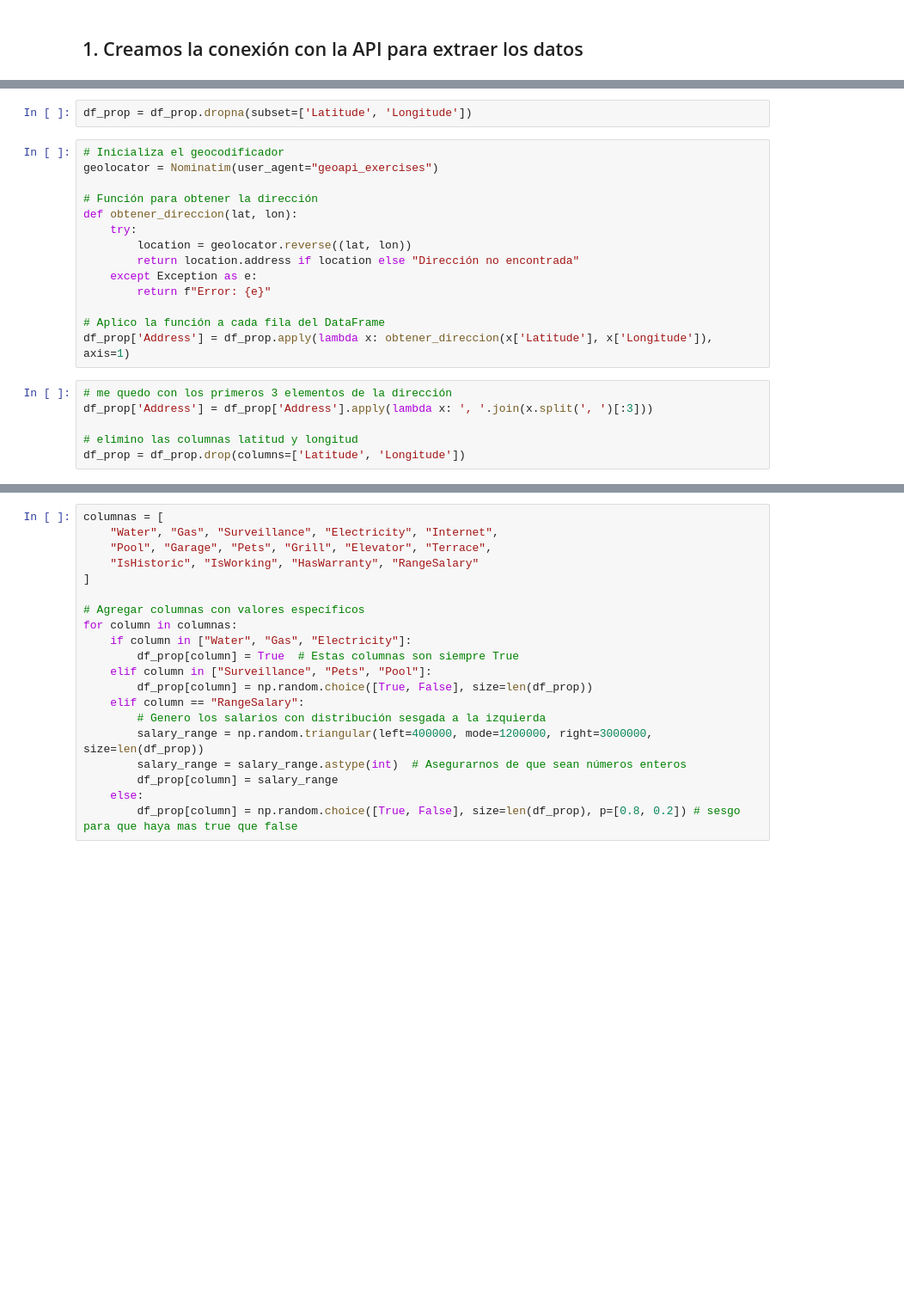
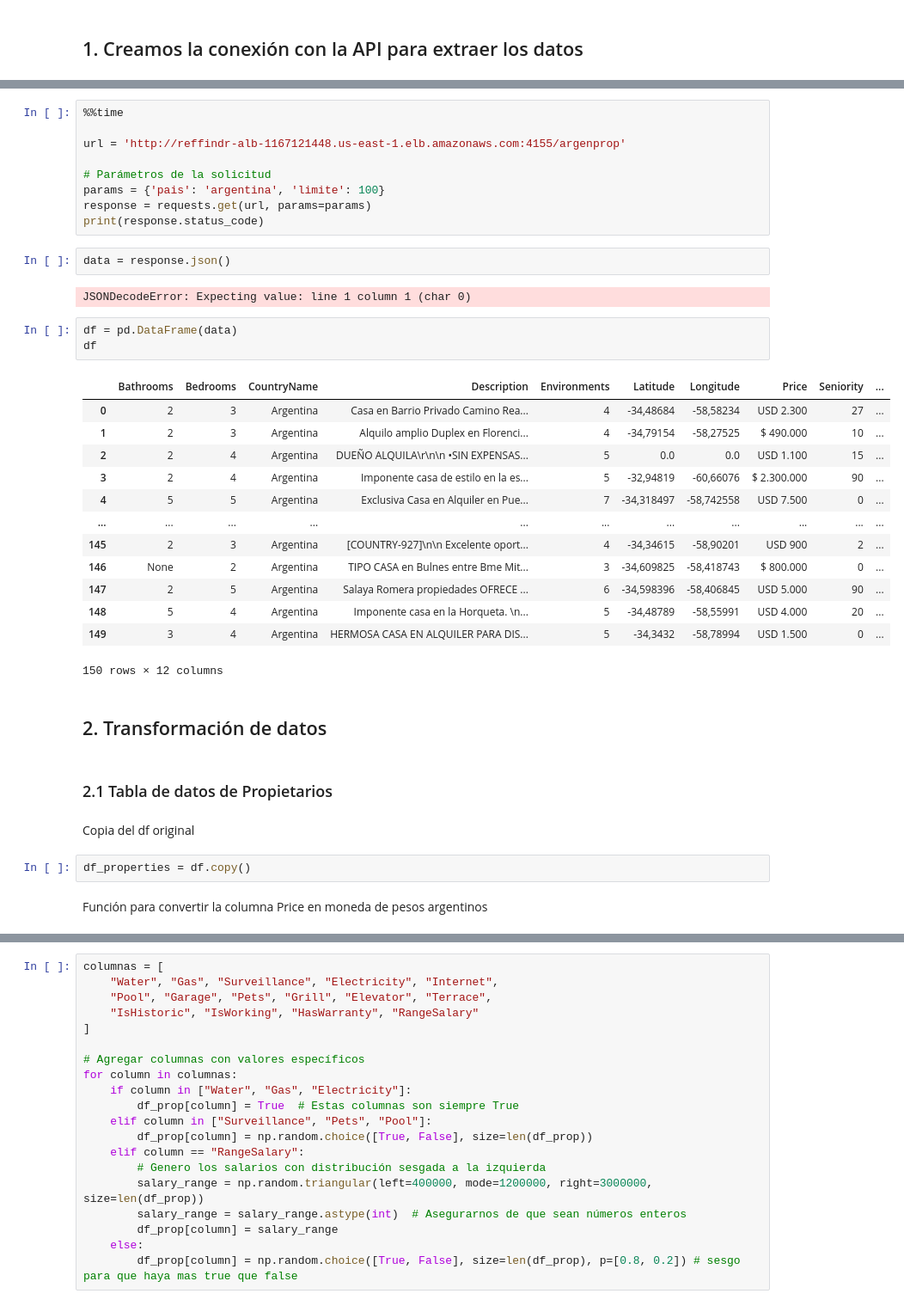
Before and after one commit to santiagobailleres/i004-reffindr-back-python, a Jupyter notebook: etl.ipynb, the cells around one changed output, grey strips where cells are left out. Shown at 86% size. Saved outputs shown, nothing was run; the diff lists cells and outputs as text; blank space fills up the shorter version.

```diff
--- a/etl.ipynb
+++ b/etl.ipynb
@@ -120,22 +17,40 @@ df_prop['Longitude'] = df_prop['Longitude'].str.replace(',', '.').astype(float)
-# %%
-df_prop = df_prop.dropna(subset=['Latitude', 'Longitude'])
-# %%
-# Inicializa el geocodificador
-geolocator = Nominatim(user_agent="geoapi_exercises")
-
-# Función para obtener la dirección
-def obtener_direccion(lat, lon):
-    try:
-        location = geolocator.reverse((lat, lon))
-        return location.address if location else "Dirección no encontrada"
-    except Exception as e:
-        return f"Error: {e}"
-
-# Aplico la función a cada fila del DataFrame
-df_prop['Address'] = df_prop.apply(lambda x: obtener_direccion(x['Latitude'], x['Longitude']), axis=1)
-# %%
-# me quedo con los primeros 3 elementos de la dirección
-df_prop['Address'] = df_prop['Address'].apply(lambda x: ', '.join(x.split(', ')[:3]))
-
-# elimino las columnas latitud y longitud
-df_prop = df_prop.drop(columns=['Latitude', 'Longitude'])
+# %%
+%%time
+
+url = 'http://reffindr-alb-1167121448.us-east-1.elb.amazonaws.com:4155/argenprop'
+
+# Parámetros de la solicitud
+params = {'pais': 'argentina', 'limite': 100}
+response = requests.get(url, params=params)
+print(response.status_code)
+# %%
+data = response.json()
+# %% [output]
+JSONDecodeError: Expecting value: line 1 column 1 (char 0)
+# %%
+df = pd.DataFrame(data)
+df
+# %% [output]
+|  | Bathrooms | Bedrooms | CountryName | Description | Environments | Latitude | Longitude | Price | Seniority | ... |
+| 0 | 2 | 3 | Argentina | Casa en Barrio Privado Camino Rea... | 4 | -34,48684 | -58,58234 | USD 2.300 | 27 | ... |
+| 1 | 2 | 3 | Argentina | Alquilo amplio Duplex en Florenci... | 4 | -34,79154 | -58,27525 | $ 490.000 | 10 | ... |
+| 2 | 2 | 4 | Argentina | DUEÑO ALQUILA\r\n\n •SIN EXPENSAS... | 5 | 0.0 | 0.0 | USD 1.100 | 15 | ... |
+| 3 | 2 | 4 | Argentina | Imponente casa de estilo en la es... | 5 | -32,94819 | -60,66076 | $ 2.300.000 | 90 | ... |
+| 4 | 5 | 5 | Argentina | Exclusiva Casa en Alquiler en Pue... | 7 | -34,318497 | -58,742558 | USD 7.500 | 0 | ... |
+| ... | ... | ... | ... | ... | ... | ... | ... | ... | ... | ... |
+| 145 | 2 | 3 | Argentina | [COUNTRY-927]\n\n Excelente oport... | 4 | -34,34615 | -58,90201 | USD 900 | 2 | ... |
+| 146 | None | 2 | Argentina | TIPO CASA en Bulnes entre Bme Mit... | 3 | -34,609825 | -58,418743 | $ 800.000 | 0 | ... |
+| 147 | 2 | 5 | Argentina | Salaya Romera propiedades OFRECE ... | 6 | -34,598396 | -58,406845 | USD 5.000 | 90 | ... |
+| 148 | 5 | 4 | Argentina | Imponente casa en la Horqueta. \n... | 5 | -34,48789 | -58,55991 | USD 4.000 | 20 | ... |
+| 149 | 3 | 4 | Argentina | HERMOSA CASA EN ALQUILER PARA DIS... | 5 | -34,3432 | -58,78994 | USD 1.500 | 0 | ... |
+150 rows × 12 columns
+# %% [markdown]
+## 2. Transformación de datos
+# %% [markdown]
+### 2.1 Tabla de datos de Propietarios
+# %% [markdown]
+Copia del df original
+# %%
+df_properties = df.copy()
+# %% [markdown]
+Función para convertir la columna Price en moneda de pesos argentinos
```
Also changed, not shown: parts of 54 cells of this notebook.
